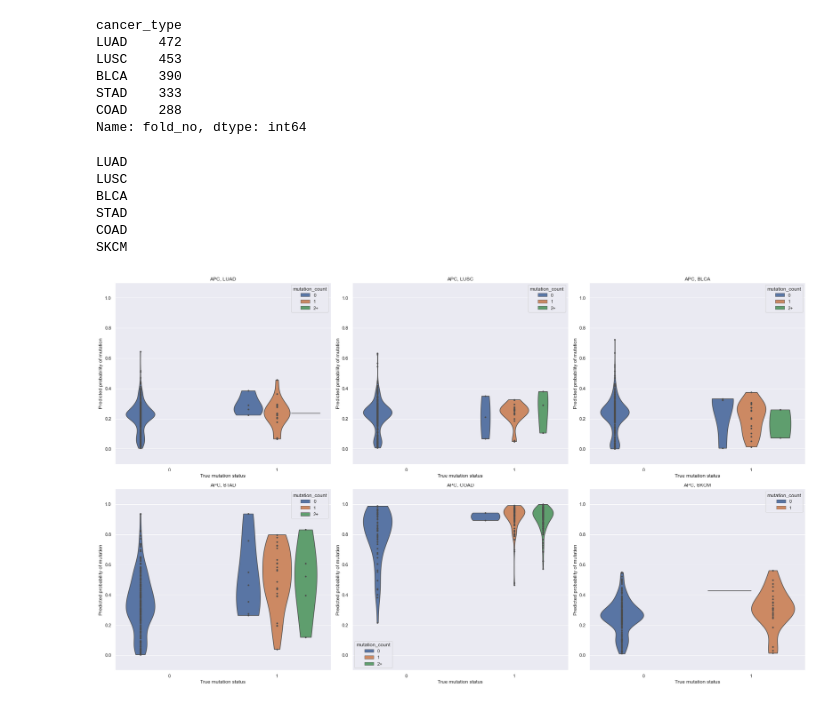
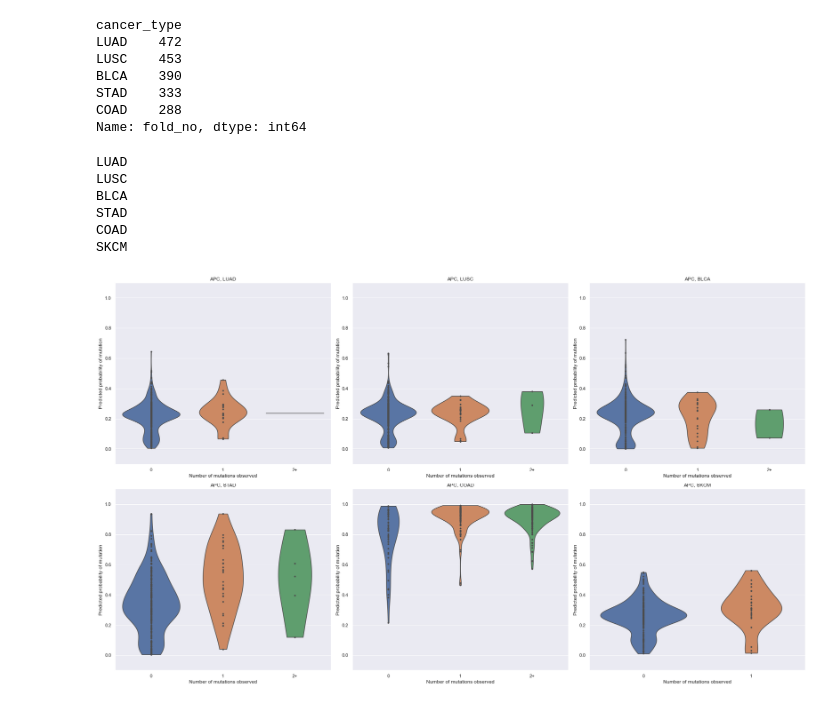
Before and after one commit to greenelab/mutation-fn, a Jupyter notebook: 2_tsg_analysis.ipynb, the cells around one changed output. Cells and saved outputs as stored; diff of their text form; code cells hidden in the pictures.

```diff
--- a/2_tsg_analysis.ipynb
+++ b/2_tsg_analysis.ipynb
@@ -123,11 +124,7 @@ copy_loss_df.iloc[:5, :5]
 | TCGA-02-2485-01 | 0 | 0 | 0 | 0 | 0 |
 | TCGA-02-2486-01 | 0 | 0 | 0 | 0 | 0 |
 # %%
-common_samples = sample_count.index.intersection(copy_loss_df.index)
-copy_count = (
-    copy_loss_df.loc[:, gene]
-                .reindex(common_samples)
-)
+copy_count = copy_loss_df.loc[:, gene]
 print(copy_count.shape)
 print(copy_count.isna().sum())
 copy_count.head()
@@ -142,6 +139,15 @@ TCGA-05-4402-01    0
 Name: APC, dtype: int64
 # %%
-sample_count = (sample_count.reindex(common_samples)) + copy_count
+shared_samples = copy_count[copy_count > 0].index.union(sample_count.index)
+sample_count = (sample_count
+    .reindex(shared_samples)
+    .fillna(0)
+)
+copy_count = (copy_count
+    .reindex(shared_samples)
+    .fillna(0)
+)
+sample_count = (sample_count + copy_count).astype(int)
 sample_count.name = 'mutation_count'
 print(sample_count.shape)
 print(sample_count.isna().sum())
@@ -251,3 +230,0 @@ probs_df.head()
-# %%
-sns.set({'figure.figsize': (8, 6)})
-sns.violinplot(data=probs_df, x='true_class', y='positive_prob', hue='multiple_mutations')
@@ -330,28 +314,28 @@ Name: fold_no, dtype: int64
 # %%
 sns.set({'figure.figsize': (24, 14)})
 fig, axarr = plt.subplots(2, 3)
 
 # TODO: what happens if there are fewer than 6 cancer types?
 for ix, cancer_type in enumerate(cancer_type_counts.index[:6]):
     print(cancer_type)
     ax = axarr[ix // 3, ix % 3]
     plot_df = (
         probs_cancer_type_df[probs_cancer_type_df.cancer_type == cancer_type]
           .sort_values(by='mutation_count')
     )
-    sns.violinplot(data=plot_df, x='true_class', y='positive_prob',
-                   hue='mutation_count', inner='point', dodge=True, cut=0, ax=ax)
+    sns.violinplot(data=plot_df, x='mutation_count', y='positive_prob',
+                   inner='point', dodge=True, cut=0, ax=ax)
     ax.set_title(gene + ', ' + cancer_type)
-    ax.set_xlabel('True mutation status')
+    ax.set_xlabel('Number of mutations observed')
     ax.set_ylabel('Predicted probability of mutation')
     ax.set_ylim(-0.1, 1.1)
 
 plt.tight_layout()
 # %% [output]
 LUAD
 LUSC
 BLCA
 STAD
 COAD
 SKCM
-[figure, old version]
+[figure, new version]
```
Also changed, not shown: parts of 11 cells of this notebook.
